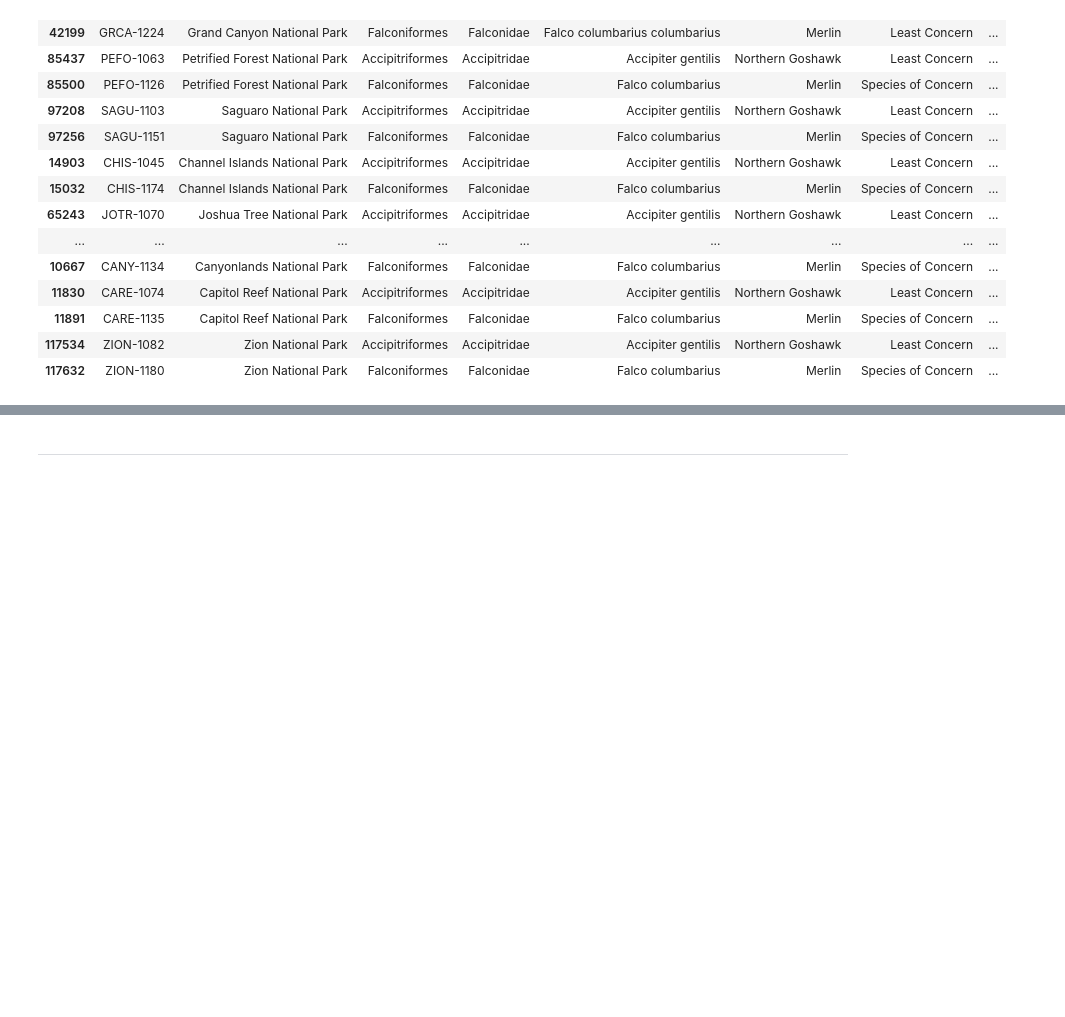
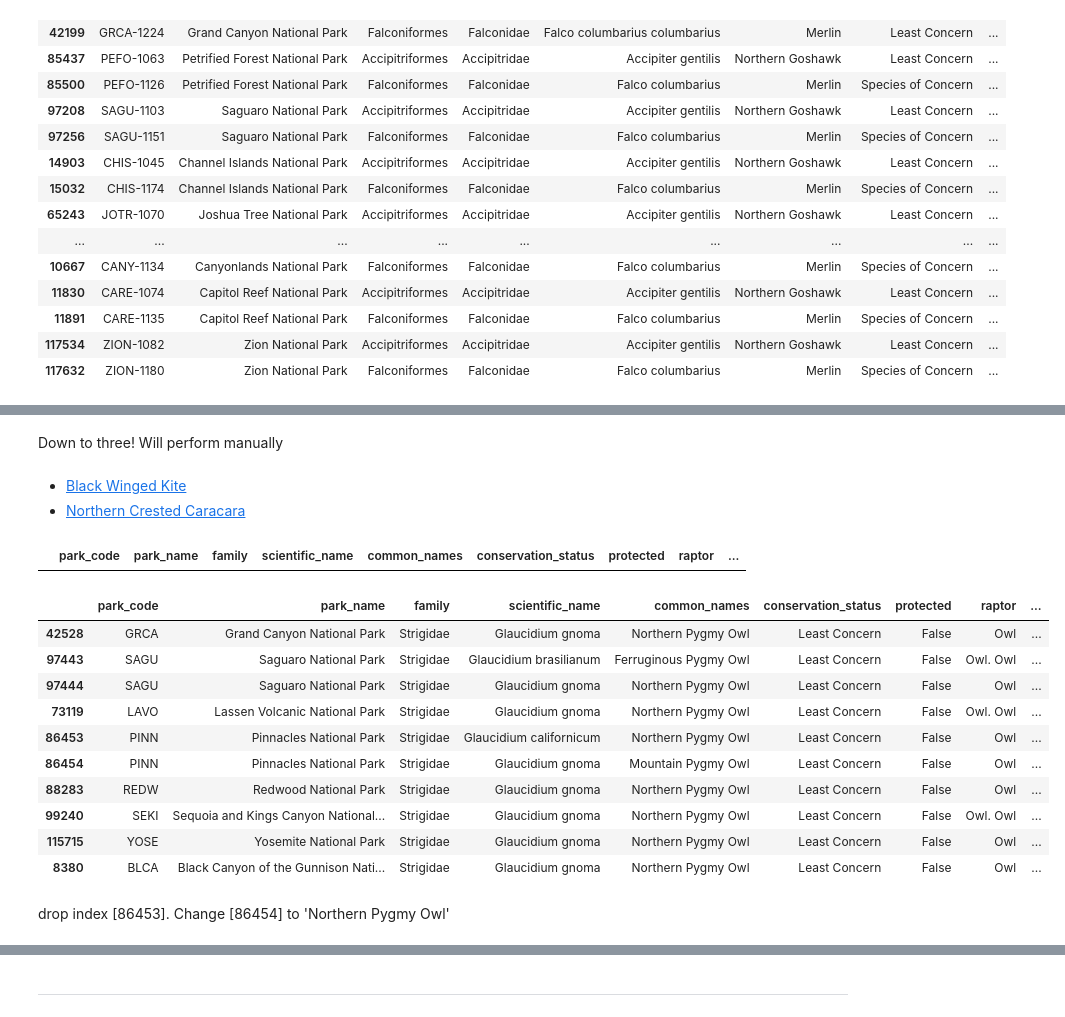
Before and after one commit to pineapple-bois/Biodiversity-In-National-Parks-Real-World, a Jupyter notebook: wrangling.ipynb, the cells around one changed output, grey strips where cells are left out. Saved outputs shown, nothing was run; the diff lists cells and outputs as text; code cells hidden in the pictures; blank space fills up the shorter version.

```diff
--- a/biodiversity.ipynb
+++ b/wrangling.ipynb
@@ -635,0 +995,7 @@ See the caveats in the documentation: https://pandas.pydata.org/pandas-docs/stab
+# %%
+sw_birds['common_names'] = sw_birds['common_names'].apply(clean_species_name_two)
+# %%
+sw_birds['comma_count'] = sw_birds['common_names'].str.count(",")
+comma_raptors = (sw_birds['comma_count'] > 0) & (sw_birds['raptor'] != '')
+comma_raptors_df = sw_birds[comma_raptors]
+comma_raptors_df
@@ -635,0 +1007,32 @@ See the caveats in the documentation: https://pandas.pydata.org/pandas-docs/stab
+# %% [markdown]
+Down to three! Will perform manually
+# %% [markdown]
+- [Black Winged Kite](https://en.wikipedia.org/wiki/Black-winged_kite)
+- [Northern Crested Caracara](https://ebird.org/species/crecar1)
+# %%
+sw_birds.loc[97255, 'common_names'] = 'Northern Crested Caracara'
+sw_birds.loc[77173, 'common_names'] = 'Black Winged Kite'
+sw_birds.loc[77176, 'common_names'] = "Harris's Hawk"
+# %%
+sw_birds['comma_count'] = sw_birds['common_names'].str.count(",")
+comma_raptors = (sw_birds['comma_count'] > 0) & (sw_birds['raptor'] != '')
+comma_raptors_df = sw_birds[comma_raptors]
+comma_raptors_df
+# %% [output]
+|  | park_code | park_name | family | scientific_name | common_names | conservation_status | protected | raptor | ... |
+# %%
+sw_birds[sw_birds.is_glaucidium].head(10)
+# %% [output]
+|  | park_code | park_name | family | scientific_name | common_names | conservation_status | protected | raptor | ... |
+| 42528 | GRCA | Grand Canyon National Park | Strigidae | Glaucidium gnoma | Northern Pygmy Owl | Least Concern | False | Owl | ... |
+| 97443 | SAGU | Saguaro National Park | Strigidae | Glaucidium brasilianum | Ferruginous Pygmy Owl | Least Concern | False | Owl. Owl | ... |
+| 97444 | SAGU | Saguaro National Park | Strigidae | Glaucidium gnoma | Northern Pygmy Owl | Least Concern | False | Owl | ... |
+| 73119 | LAVO | Lassen Volcanic National Park | Strigidae | Glaucidium gnoma | Northern Pygmy Owl | Least Concern | False | Owl. Owl | ... |
+| 86453 | PINN | Pinnacles National Park | Strigidae | Glaucidium californicum | Northern Pygmy Owl | Least Concern | False | Owl | ... |
+| 86454 | PINN | Pinnacles National Park | Strigidae | Glaucidium gnoma | Mountain Pygmy Owl | Least Concern | False | Owl | ... |
+| 88283 | REDW | Redwood National Park | Strigidae | Glaucidium gnoma | Northern Pygmy Owl | Least Concern | False | Owl | ... |
+| 99240 | SEKI | Sequoia and Kings Canyon National... | Strigidae | Glaucidium gnoma | Northern Pygmy Owl | Least Concern | False | Owl. Owl | ... |
+| 115715 | YOSE | Yosemite National Park | Strigidae | Glaucidium gnoma | Northern Pygmy Owl | Least Concern | False | Owl | ... |
+| 8380 | BLCA | Black Canyon of the Gunnison Nati... | Strigidae | Glaucidium gnoma | Northern Pygmy Owl | Least Concern | False | Owl | ... |
+# %% [markdown]
+drop index [86453]. Change [86454] to 'Northern Pygmy Owl'
```
Also changed, not shown: parts of 58 cells of this notebook.
